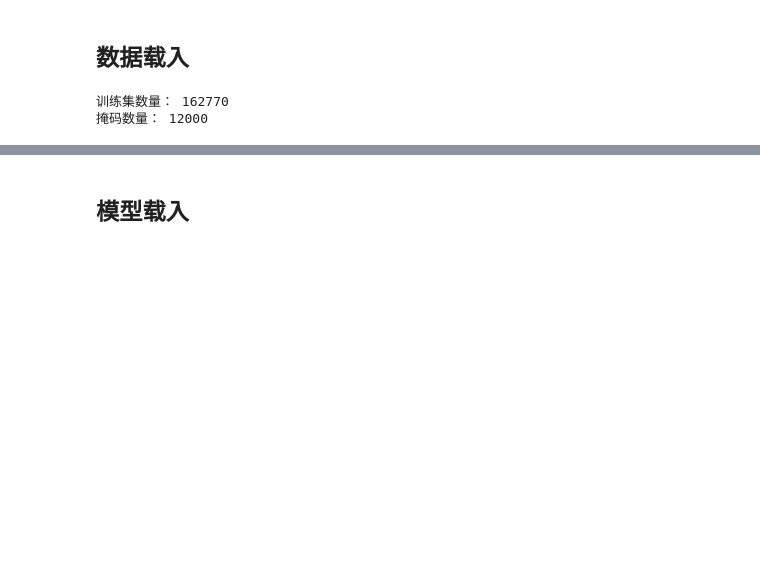
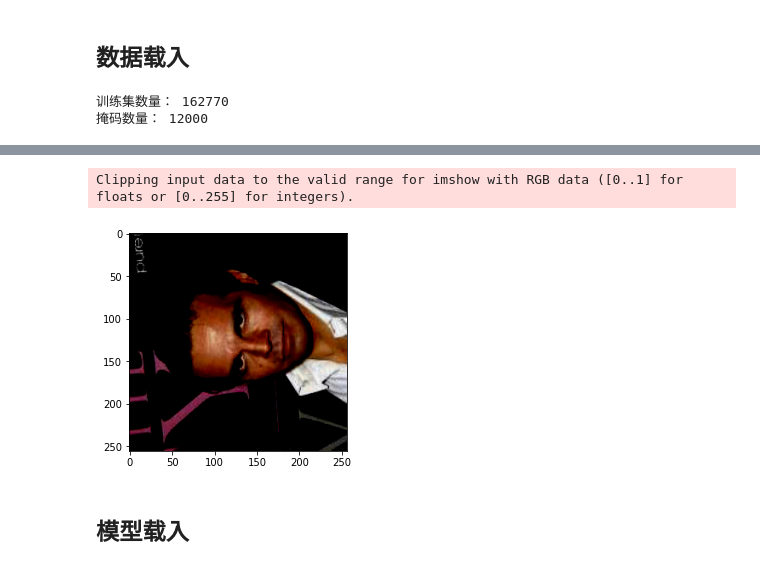
Before and after one commit to xinetzone/CSA-inpainting, a Jupyter notebook: train-add.ipynb, the cells around one changed output, grey strips where cells are left out. Cells and saved outputs as stored; diff of their text form; code cells hidden in the pictures; blank space fills up the shorter version.

```diff
--- a/train-add.ipynb
+++ b/train-add.ipynb
@@ -39,3 +40,13 @@ Clipping input data to the valid range for imshow with RGB data ([0..1] for floa
+# %%
+train_data = dataset.train('bbox', pil_transform=True, alpha=0.95)
+x = train_data[7][0].transpose(0, 2)
+
+from matplotlib import pyplot as plt
+# 查看处理后的图片
+plt.imshow(x);
+# %% [output]
+Clipping input data to the valid range for imshow with RGB data ([0..1] for floats or [0..255] for integers).
+[figure, added]
 # %% [markdown]
 ## 模型载入
 # %%
```
Also changed, not shown: parts of 4 cells of this notebook, 3 other files.
